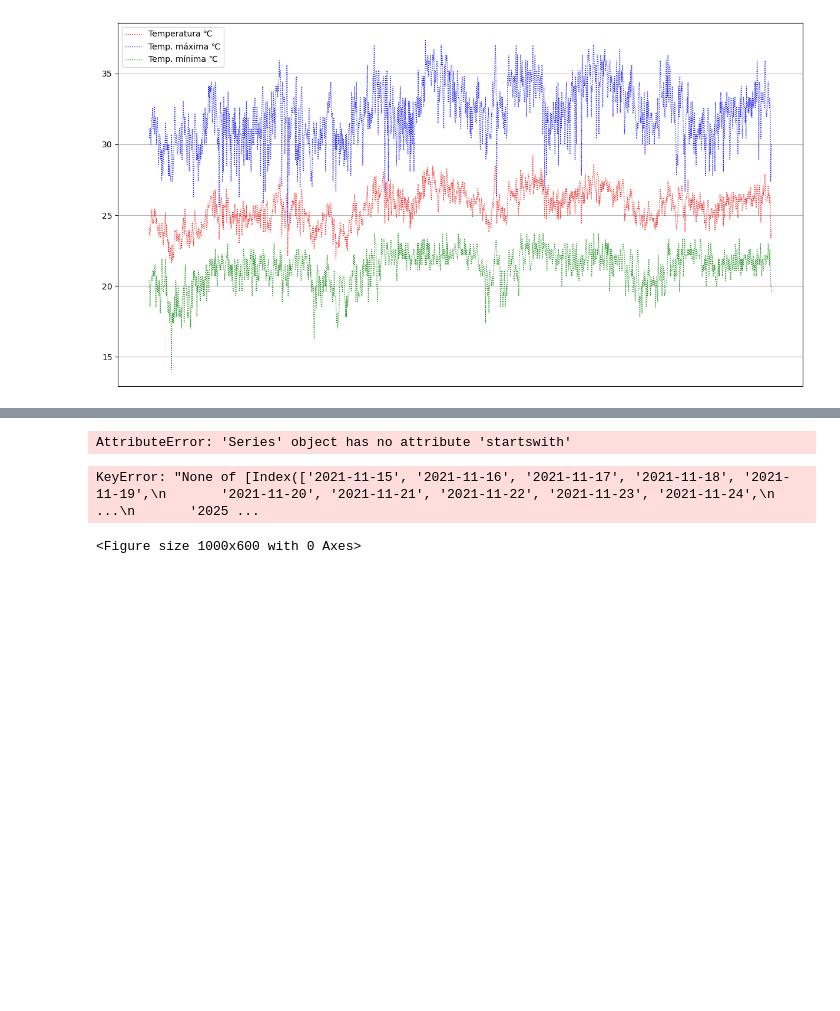
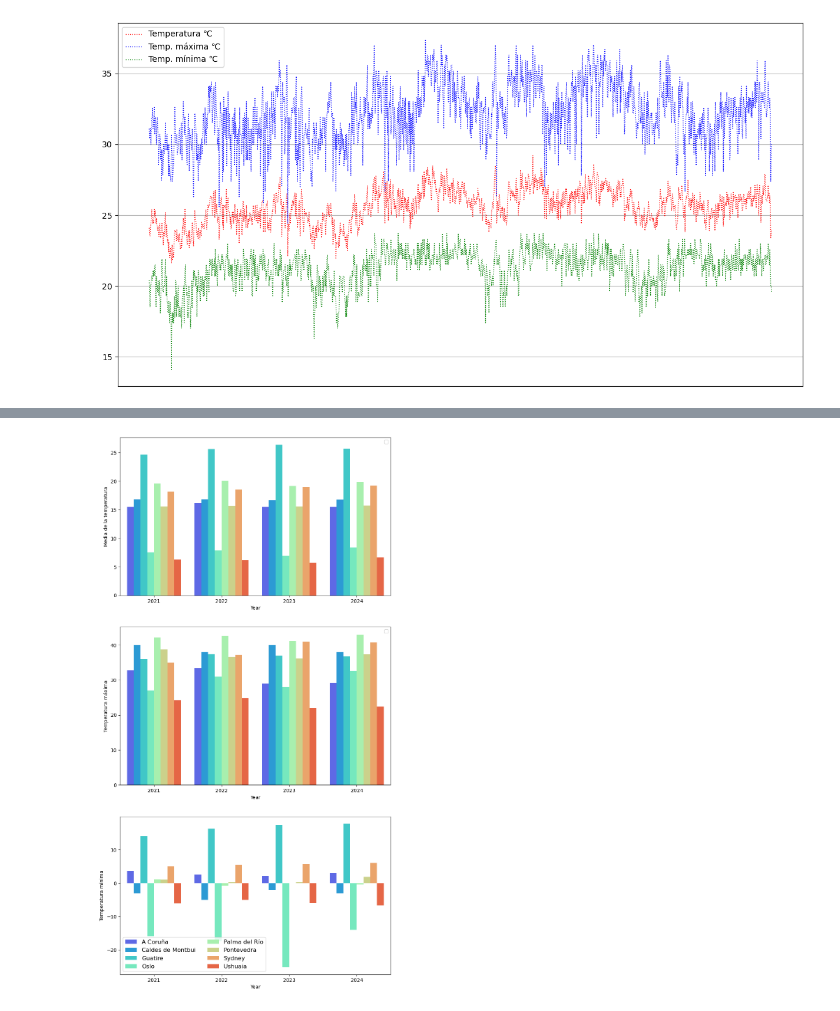
Before and after one commit to Belenm1995/Proyecto_Equipo_D, a Jupyter notebook: Proyecto_D/Análisis_datos.ipynb, the cells around one changed output, grey strips where cells are left out. Cells and saved outputs as stored; diff of their text form; code cells hidden in the pictures; blank space fills up the shorter version.

```diff
--- a/Proyecto_D/Análisis_datos.ipynb
+++ b/Proyecto_D/Análisis_datos.ipynb
@@ -80,25 +154,35 @@ df_sidney = df_sidney.drop("Unnamed: 0", axis = 1)
 # %% [markdown]
 ## Ushuaia
 # %%
-df_ushuaia_21 = pd.read_csv("ushuaia_2021-11-15_2022-11-15.csv")
-df_ushuaia_22 = pd.read_csv("ushuaia_2022-11-15_2023-11-15.csv")
-df_ushuaia_23 = pd.read_csv("ushuaia_2023-11-15_2024-11-15.csv")
-df_ushuaia_24 = pd.read_csv("ushuaia_2024-11-15_2025-11-15.csv")
+df_ushuaia_21 = pd.read_csv("ushuaia_2021_11_15_2022_11_15.csv")
+df_ushuaia_21["Year"] = "2021"
+df_ushuaia_22 = pd.read_csv("ushuaia_2022_11_15_2023_11_15.csv")
+df_ushuaia_22["Year"] = "2022"
+df_ushuaia_23 = pd.read_csv("ushuaia_2023_11_15_2024_11_15.csv")
+df_ushuaia_23["Year"] = "2023"
+df_ushuaia_24 = pd.read_csv("ushuaia_2024_11_15_2025_11_15.csv")
+df_ushuaia_24["Year"] = "2024"
 df_ushuaia = pd.concat([df_ushuaia_21, df_ushuaia_22, df_ushuaia_23, df_ushuaia_24], axis = 0, ignore_index = True)
 df_ushuaia = df_ushuaia.drop("Unnamed: 0", axis = 1)
 # %% [markdown]
 ## Oslo
 # %%
 df_oslo_21 = pd.read_csv("oslo_2021-11-15_2022-11-15.csv")
+df_oslo_21["Year"] = "2021"
+#df["Fecha"].apply(lambda x : x[:4])
+#df["Fecha"].apply(lambda x : int(x.split("-")[0]))
 df_oslo_22 = pd.read_csv("oslo_2022-11-15_2023-11-15.csv")
+df_oslo_22["Year"] = "2022"
 df_oslo_23 = pd.read_csv("oslo_2023-11-15_2024-11-15.csv")
+df_oslo_23["Year"] = "2023"
 df_oslo_24 = pd.read_csv("oslo_2024-11-15_2025-11-15.csv")
+df_oslo_24["Year"] = "2024"
 df_oslo = pd.concat([df_oslo_21, df_oslo_22, df_oslo_23, df_oslo_24], axis = 0, ignore_index = True)
 df_oslo = df_oslo.drop("Unnamed: 0", axis = 1)
 # %% [markdown]
 # Hacemos un DataFrame con todo concatenándolos
 # %%
-df = pd.concat([df_ponte, df_coruna, df_caldes, df_palmadr, df_paiporta, df_guatire, df_sidney, df_ushuaia, df_oslo], axis = 0, ignore_index = True)
+df = pd.concat([df_ponte, df_coruna, df_caldes, df_palmadr, df_guatire, df_sidney, df_ushuaia, df_oslo], axis = 0, ignore_index = True)
 # %% [markdown]
 # Preguntas
 # %% [markdown]
@@ -376,15 +427,33 @@ Name: Fecha, Length: 1461, dtype: object
-# %%
-year = []
-if df_ponte["Fecha"].startswith("2021"):
-    year.append()
-# %% [output]
-AttributeError: 'Series' object has no attribute 'startswith'
-# %%
-plt.figure(figsize = (10, 6))
-
-sns.barplot(x = "Fecha", y = "Media de la temperatura", hue = "Ciudad", data = df_ponte[df_ponte["Fecha"]], palette = "rainbow")
-
-plt.show()
-# %% [output]
-KeyError: "None of [Index(['2021-11-15', '2021-11-16', '2021-11-17', '2021-11-18', '2021-11-19',\n       '2021-11-20', '2021-11-21', '2021-11-22', '2021-11-23', '2021-11-24',\n       ...\n       '2025 ...
-<Figure size 1000x600 with 0 Axes>
+# %%
+plt.figure(figsize = (10,20))
+
+plt.subplot(3, 1, 1)
+sns.barplot(x = "Year",
+            y = "Media de la temperatura",
+            hue = "Ciudad",
+            data = df.groupby(by = ["Year","Ciudad"]).agg({"Media de la temperatura": "mean"}),
+            palette = "rainbow")
+
+plt.legend([])
+
+plt.subplot(3, 1, 2)
+sns.barplot(x = "Year",
+            y = "Temperatura máxima",
+            hue = "Ciudad",
+            data = df.groupby(by = ["Year","Ciudad"]).agg({"Temperatura máxima": "max"}),
+            palette = "rainbow")
+
+plt.legend([])
+
+plt.subplot(3,1, 3)
+sns.barplot(x = "Year",
+            y = "Temperatura mínima",
+            hue = "Ciudad",
+            data = df.groupby(by = ["Year","Ciudad"]).agg({"Temperatura mínima": "min"}),
+            palette = "rainbow")
+
+plt.legend(ncol=2, loc="lower left", fontsize=12)
+
+plt.show()
+# %% [output]
+[figure, added]
```
Also changed, not shown: parts of 18 cells of this notebook.
